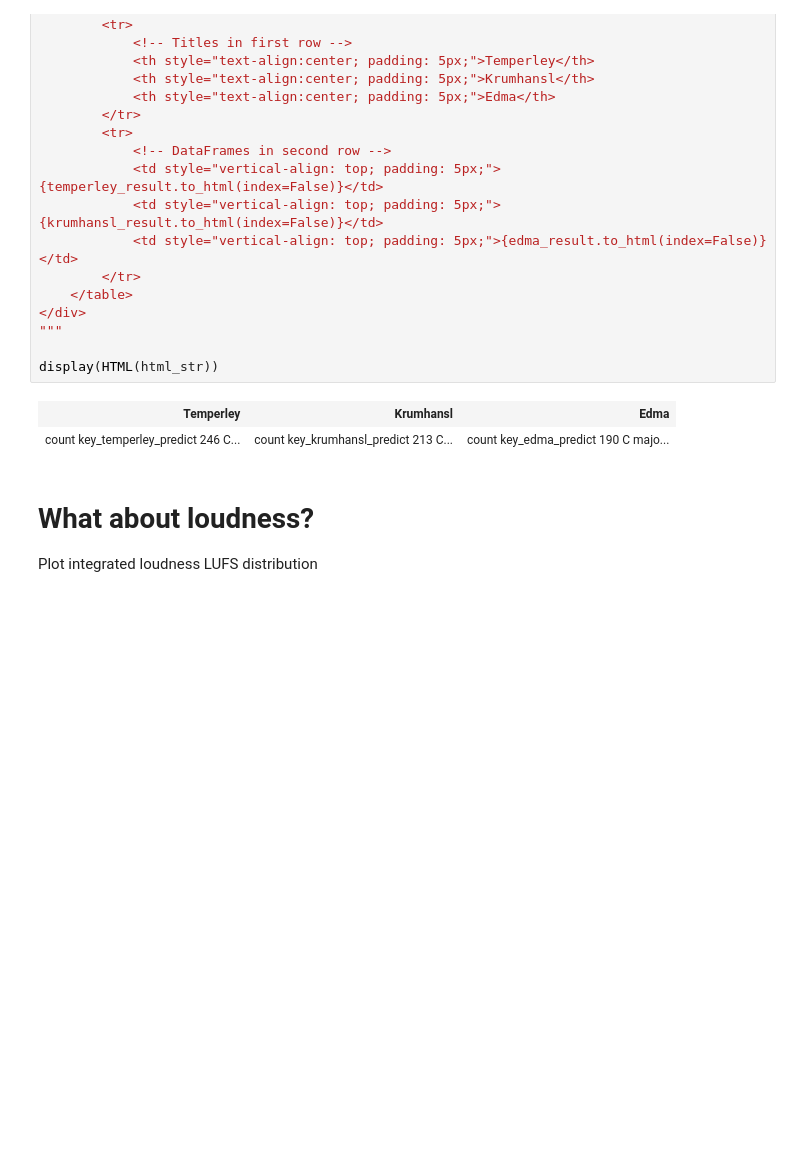
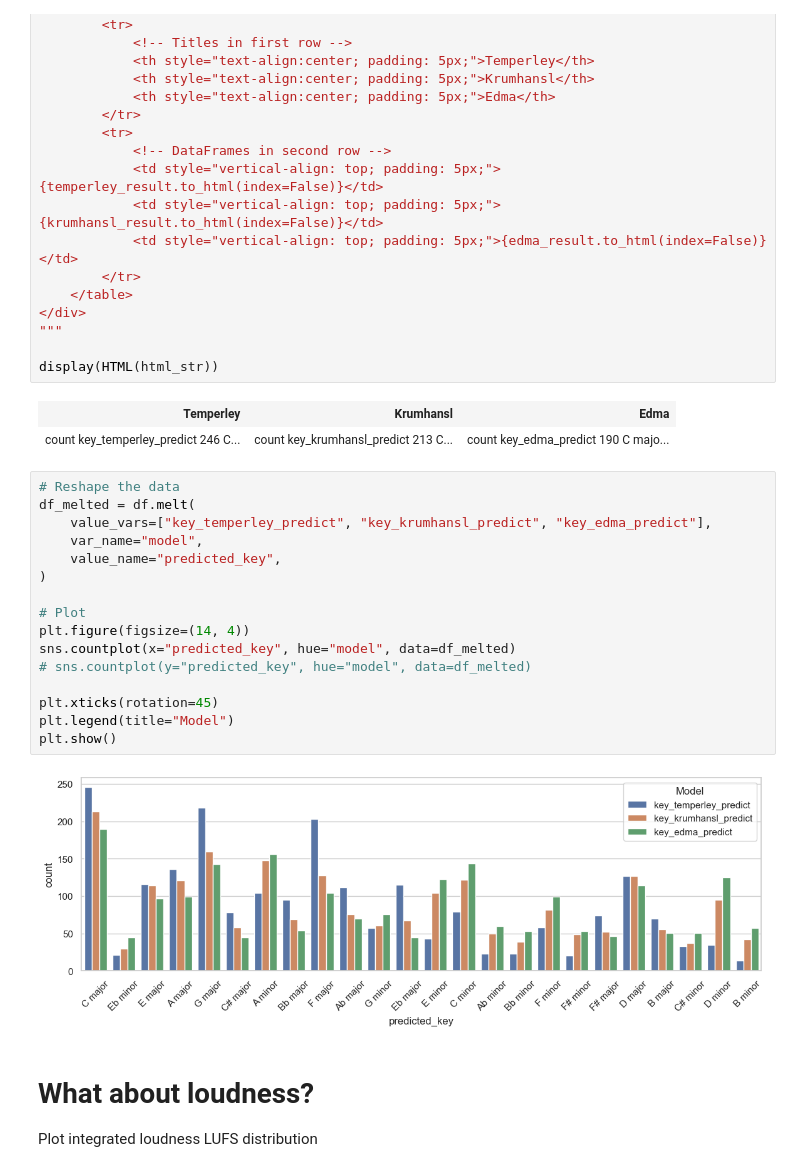
Before and after one commit to fergarciadlc/amplab-essentia-content-based-playlists, a Jupyter notebook: notebooks/02_statistical_report.ipynb, the cells around one changed output. Cells and saved outputs as stored; diff of their text form; blank space fills up the shorter version.

Commit message:
added key preduction plots

```diff
--- a/notebooks/02_statistical_report.ipynb
+++ b/notebooks/02_statistical_report.ipynb
@@ -241,6 +241,24 @@ display(HTML(html_str))
 # %% [output]
 | Temperley | Krumhansl | Edma |
 | count key_temperley_predict 246 C... | count key_krumhansl_predict 213 C... | count key_edma_predict 190 C majo... |
+# %%
+# Reshape the data
+df_melted = df.melt(
+    value_vars=["key_temperley_predict", "key_krumhansl_predict", "key_edma_predict"],
+    var_name="model",
+    value_name="predicted_key",
+)
+
+# Plot
+plt.figure(figsize=(14, 4))
+sns.countplot(x="predicted_key", hue="model", data=df_melted)
+# sns.countplot(y="predicted_key", hue="model", data=df_melted)
+
+plt.xticks(rotation=45)
+plt.legend(title="Model")
+plt.show()
+# %% [output]
+[figure, added]
 # %% [markdown]
 # What about loudness?
 Plot integrated loudness LUFS distribution
```
